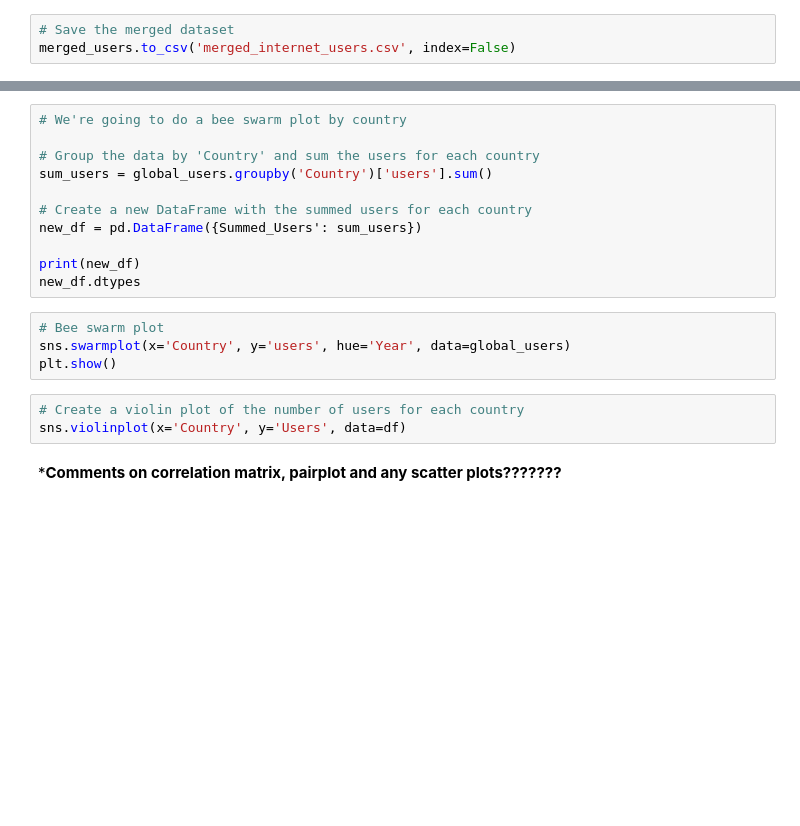
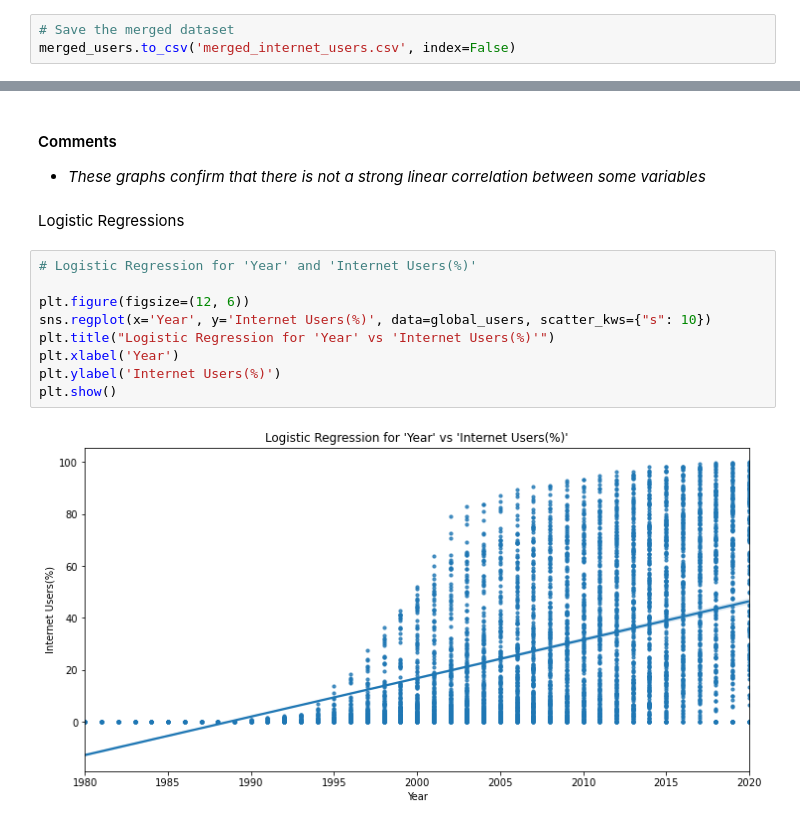
Before and after one commit to BrendanLowry/UCDPA_BrendanLowry, a Jupyter notebook: Final_Project.ipynb, the cells around one changed output, grey strips where cells are left out. Cells and saved outputs as stored; diff of their text form; blank space fills up the shorter version.

```diff
--- a/Final_Project.ipynb
+++ b/Final_Project.ipynb
@@ -322,20 +436,16 @@ plt.show()
-# %%
-# We're going to do a bee swarm plot by country
-
-# Group the data by 'Country' and sum the users for each country
-sum_users = global_users.groupby('Country')['users'].sum()
-
-# Create a new DataFrame with the summed users for each country
-new_df = pd.DataFrame({Summed_Users': sum_users})
-
-print(new_df)
-new_df.dtypes
-# %%
-# Bee swarm plot
-sns.swarmplot(x='Country', y='users', hue='Year', data=global_users)
-plt.show()
-# %%
-# Create a violin plot of the number of users for each country
-sns.violinplot(x='Country', y='Users', data=df)
-# %% [markdown]
-*****************Comments on correlation matrix, pairplot and any scatter plots???????****************
+# %% [markdown]
+#### Comments
+- _These graphs confirm that there is not a strong linear correlation between some variables_
+# %% [markdown]
+Logistic Regressions
+# %%
+# Logistic Regression for 'Year' and 'Internet Users(%)'
+
+plt.figure(figsize=(12, 6))
+sns.regplot(x='Year', y='Internet Users(%)', data=global_users, scatter_kws={"s": 10})
+plt.title("Logistic Regression for 'Year' vs 'Internet Users(%)'")
+plt.xlabel('Year')
+plt.ylabel('Internet Users(%)')
+plt.show()
+# %% [output]
+[figure, added]
```
Also changed, not shown: parts of 66 cells of this notebook, 2 other files.
